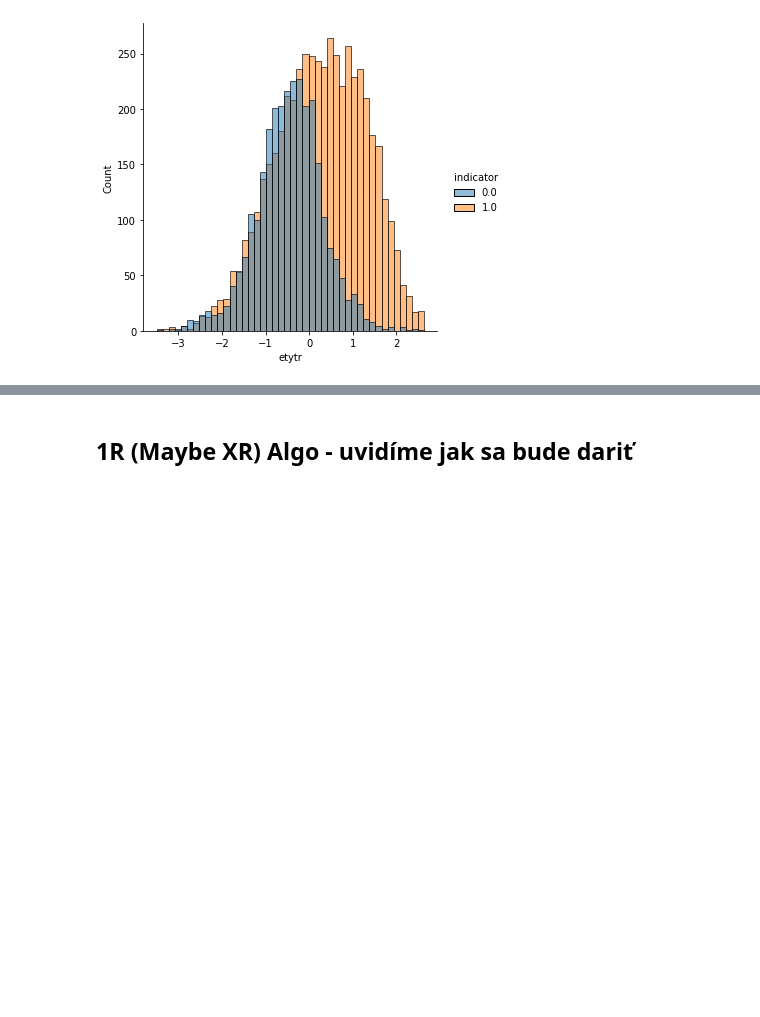
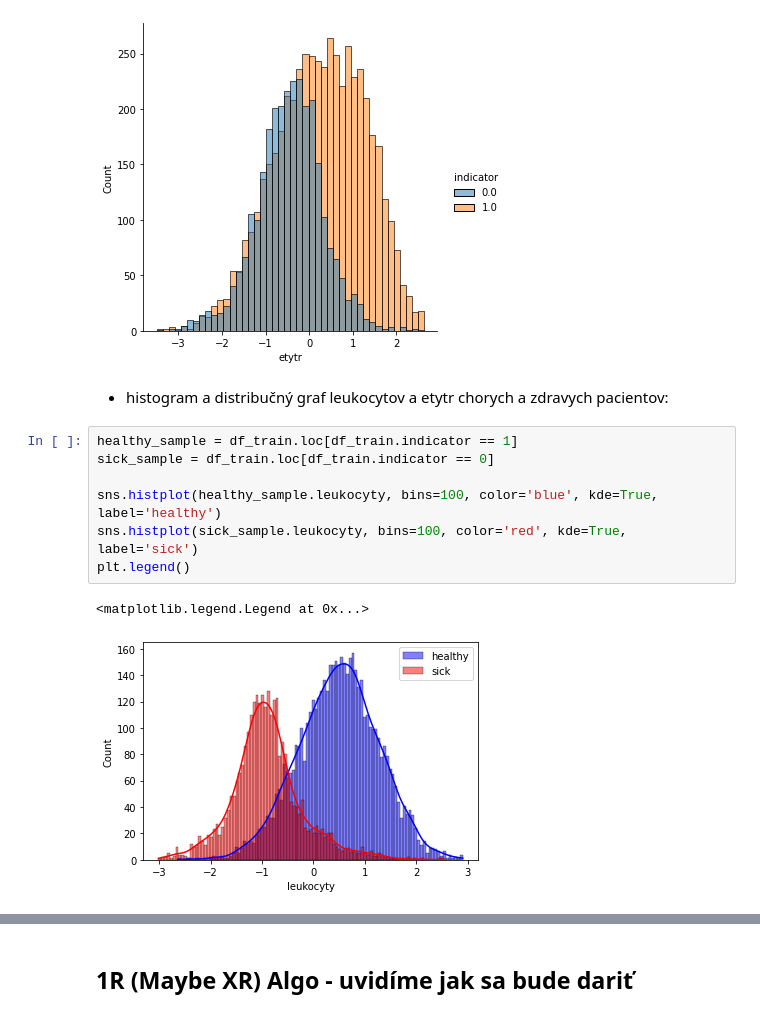
Before and after one commit to Matovic/Chronic-Lymphocytic-Leukemia, a Jupyter notebook: src/3_machine_learning/3-ML.ipynb, the cells around one changed output, grey strips where cells are left out. Drawn from its saved outputs; the diff is of its cells as text; blank space fills up the shorter version.

```diff
--- a/src/3_machine_learning/3-ML.ipynb
+++ b/src/3_machine_learning/3-ML.ipynb
@@ -79,3 +83,15 @@ print(sns.displot(x = "etytr", hue = "indicator", data = df_train))
 <seaborn.axisgrid.FacetGrid object at 0x...>
 [figure]
 [figure]
+# %% [markdown]
+ - histogram a distribučný graf leukocytov a etytr chorych a zdravych pacientov:
+# %%
+healthy_sample = df_train.loc[df_train.indicator == 1]
+sick_sample = df_train.loc[df_train.indicator == 0]
+
+sns.histplot(healthy_sample.leukocyty, bins=100, color='blue', kde=True, label='healthy')
+sns.histplot(sick_sample.leukocyty, bins=100, color='red', kde=True, label='sick')
+plt.legend()
+# %% [output]
+<matplotlib.legend.Legend at 0x...>
+[figure, added]
```
Also changed, not shown: parts of 26 cells of this notebook.
